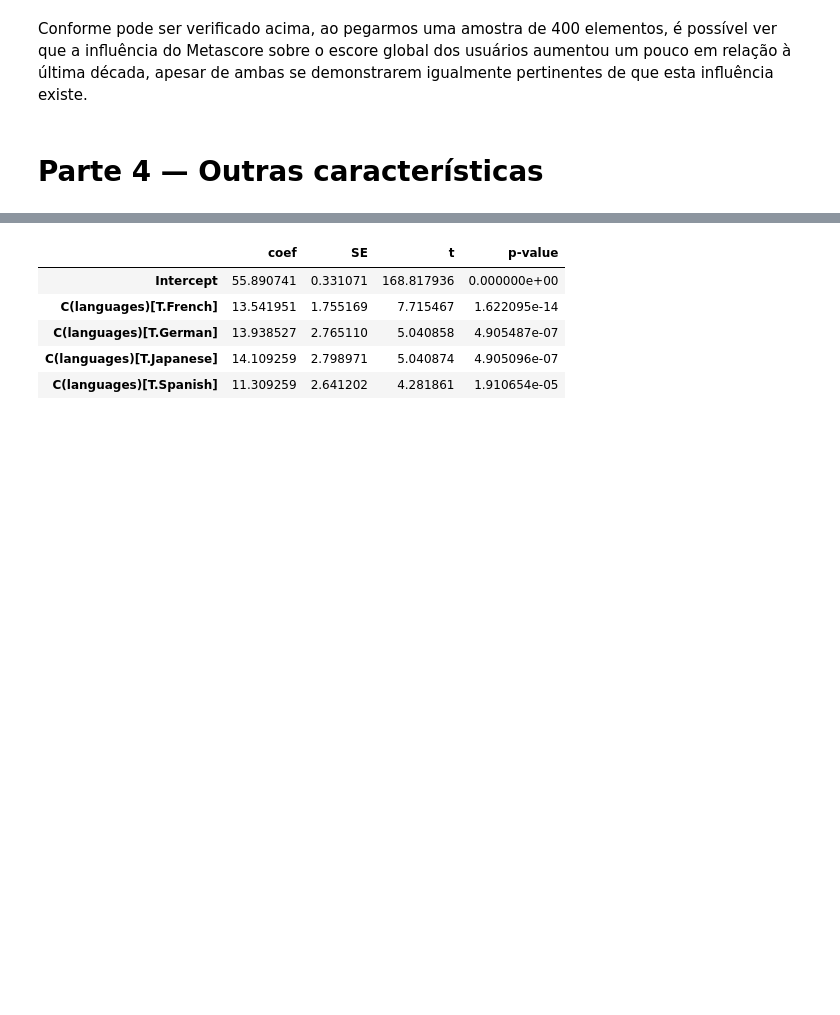
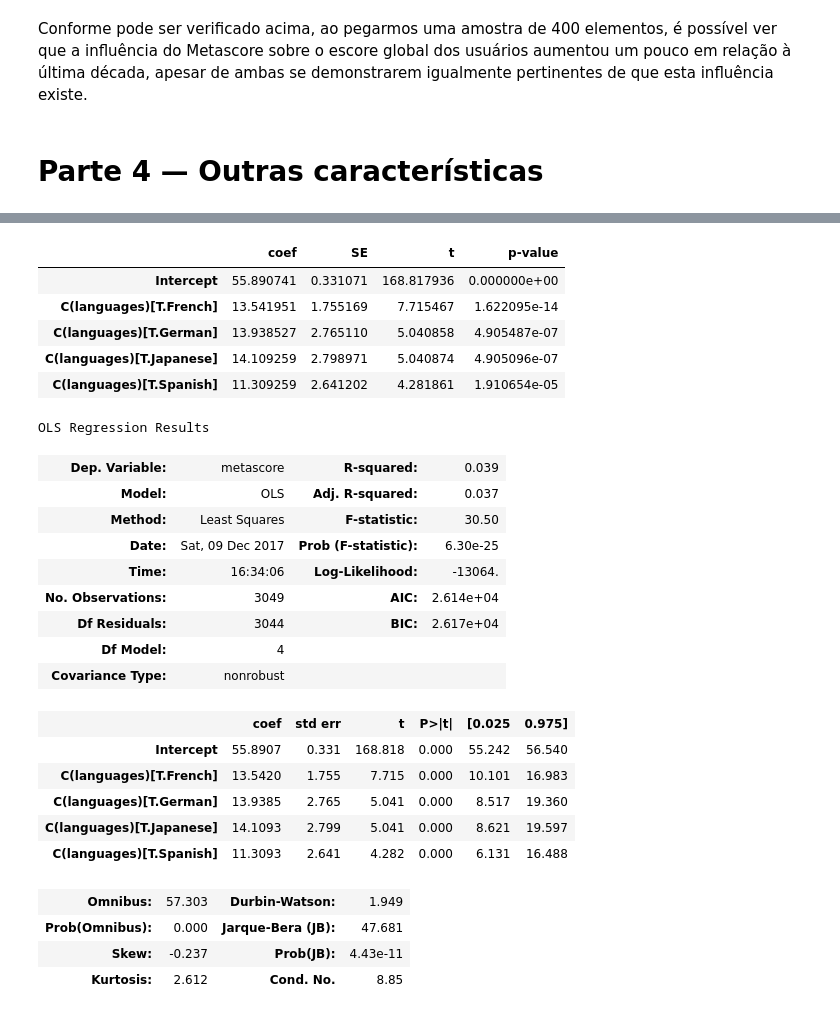
Before and after one commit to gabrieldluca/2017-2-projeto-metascience, a Jupyter notebook: notebooks/analysis.ipynb, the cells around one changed output, grey strips where cells are left out. Cells and saved outputs as stored; diff of their text form; code cells hidden in the pictures; blank space fills up the shorter version.

```diff
--- a/notebooks/analysis.ipynb
+++ b/notebooks/analysis.ipynb
@@ -165,19 +163,39 @@ fiveLanguages = [i for i in fiveLanguages.index.values]
 # %%
 getFiveLanguages = lambda i: i[11] in fiveLanguages
-teste = pd.DataFrame(list(map(getFiveLanguages, movie_data.itertuples())))
-teste = movie_data[teste.values]
-teste.languages.cat.remove_unused_categories(inplace=True)
-teste = teste.reset_index(drop=True).dropna()
+topLanguagesDF = movie_data[list(map(getFiveLanguages, movie_data.itertuples()))]
+topLanguagesDF.languages.cat.remove_unused_categories(inplace=True)
+topLanguagesDF = topLanguagesDF.reset_index(drop=True).dropna()
 # %%
-model = smf.ols(formula='metascore ~ C(languages)', data=teste).fit()
+model = smf.ols(formula='metascore ~ C(languages)', data=topLanguagesDF).fit()
 
 result = pd.concat([model.params, model.bse, model.tvalues, model.pvalues],
                    axis=1, keys=['coef','SE','t','p-value'])
 display(result)
+display(model.summary())
 # %% [output]
 |  | coef | SE | t | p-value |
 | Intercept | 55.890741 | 0.331071 | 168.817936 | 0.000000e+00 |
 | C(languages)[T.French] | 13.541951 | 1.755169 | 7.715467 | 1.622095e-14 |
 | C(languages)[T.German] | 13.938527 | 2.765110 | 5.040858 | 4.905487e-07 |
 | C(languages)[T.Japanese] | 14.109259 | 2.798971 | 5.040874 | 4.905096e-07 |
 | C(languages)[T.Spanish] | 11.309259 | 2.641202 | 4.281861 | 1.910654e-05 |
+OLS Regression Results
+| Dep. Variable: | metascore | R-squared: | 0.039 |
+| Model: | OLS | Adj. R-squared: | 0.037 |
+| Method: | Least Squares | F-statistic: | 30.50 |
+| Date: | Sat, 09 Dec 2017 | Prob (F-statistic): | 6.30e-25 |
+| Time: | 16:34:06 | Log-Likelihood: | -13064. |
+| No. Observations: | 3049 | AIC: | 2.614e+04 |
+| Df Residuals: | 3044 | BIC: | 2.617e+04 |
+| Df Model: | 4 |  |  |
+| Covariance Type: | nonrobust |  |  |
+|  | coef | std err | t | P>|t| | [0.025 | 0.975] |
+| Intercept | 55.8907 | 0.331 | 168.818 | 0.000 | 55.242 | 56.540 |
+| C(languages)[T.French] | 13.5420 | 1.755 | 7.715 | 0.000 | 10.101 | 16.983 |
+| C(languages)[T.German] | 13.9385 | 2.765 | 5.041 | 0.000 | 8.517 | 19.360 |
+| C(languages)[T.Japanese] | 14.1093 | 2.799 | 5.041 | 0.000 | 8.621 | 19.597 |
+| C(languages)[T.Spanish] | 11.3093 | 2.641 | 4.282 | 0.000 | 6.131 | 16.488 |
+| Omnibus: | 57.303 | Durbin-Watson: | 1.949 |
+| Prob(Omnibus): | 0.000 | Jarque-Bera (JB): | 47.681 |
+| Skew: | -0.237 | Prob(JB): | 4.43e-11 |
+| Kurtosis: | 2.612 | Cond. No. | 8.85 |
```
Also changed, not shown: parts of 9 cells of this notebook.
